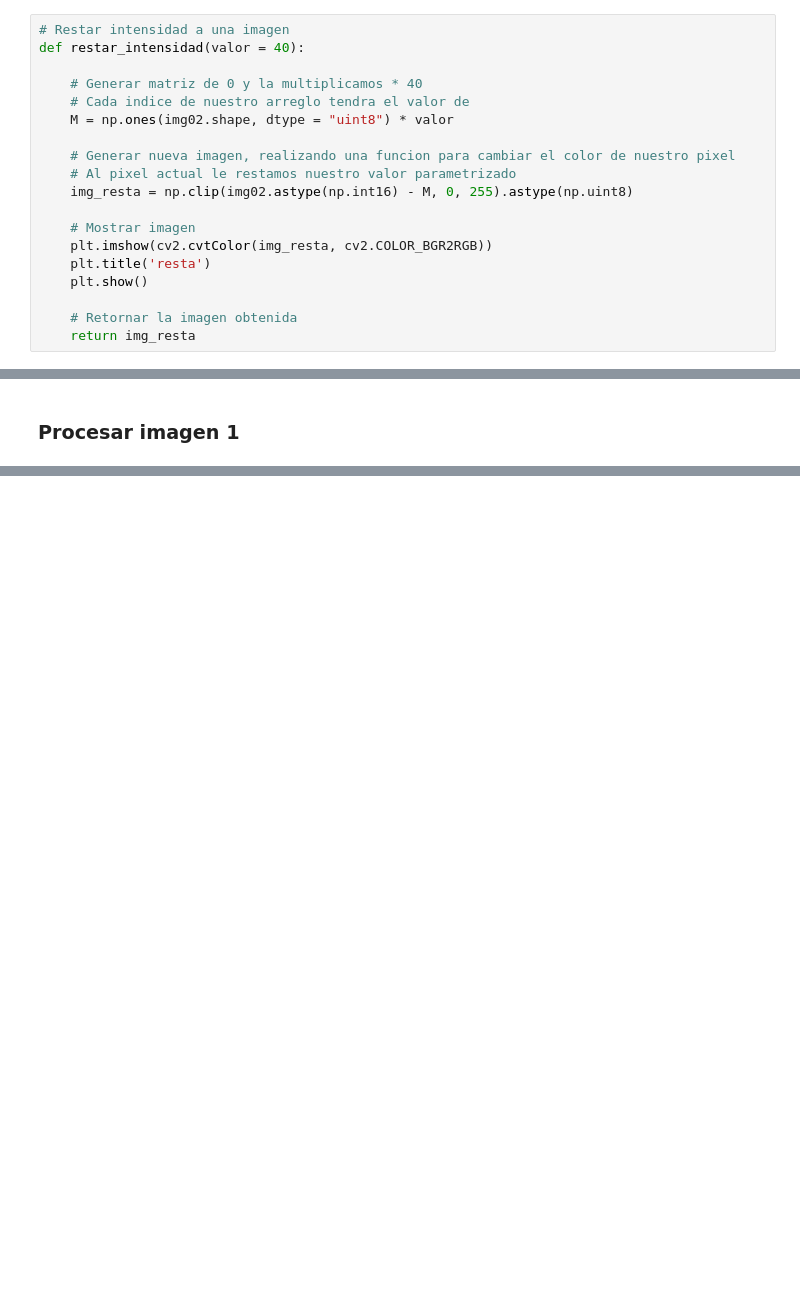
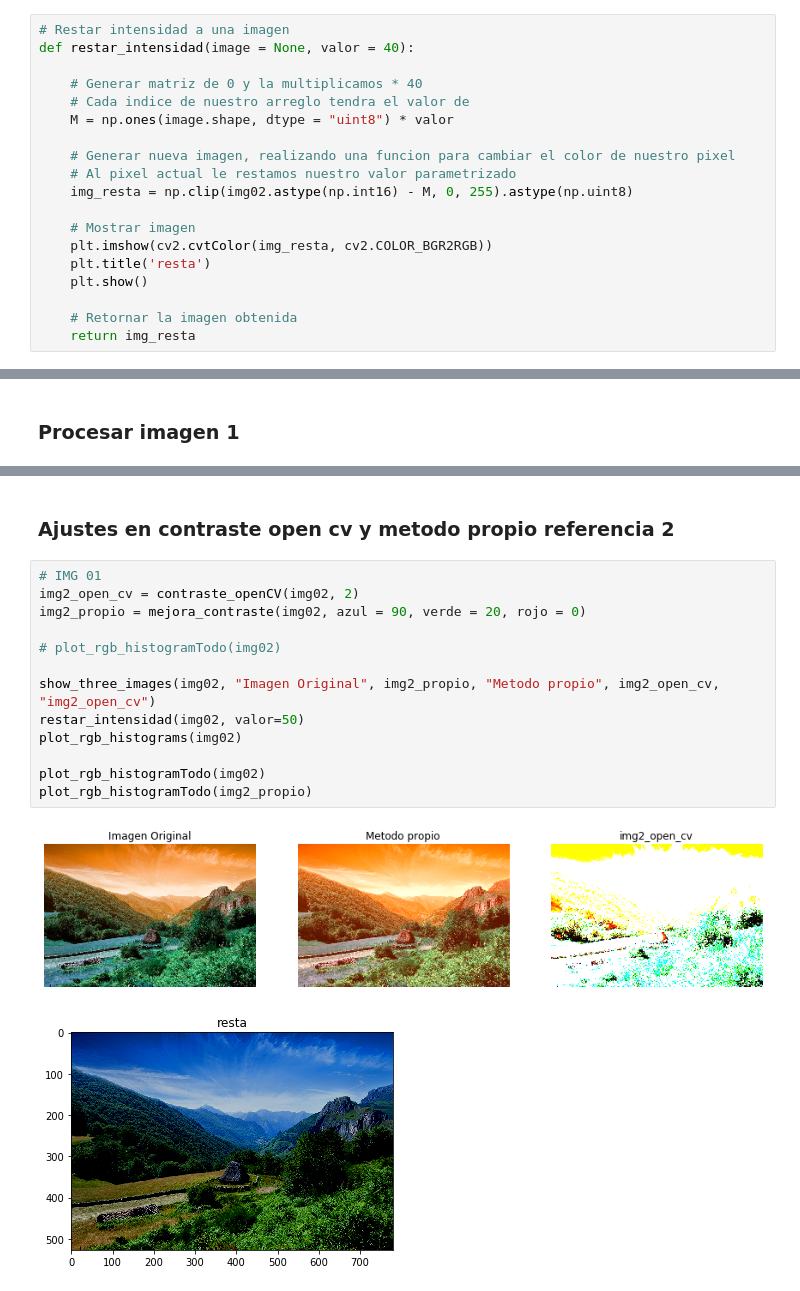
Before and after one commit to DenisFZelaya/Lab01-Computer-Vision, a Jupyter notebook: AjusteIntensidad.ipynb, the cells around one changed output, grey strips where cells are left out. Cells and saved outputs as stored; diff of their text form; blank space fills up the shorter version.

```diff
--- a/AjusteIntensidad.ipynb
+++ b/AjusteIntensidad.ipynb
@@ -142,11 +169,11 @@ def mejora_contraste(azul = 0, verde = 10, rojo = 0):
     return imagen_final
 # %%
 # Restar intensidad a una imagen
-def restar_intensidad(valor = 40):
+def restar_intensidad(image = None, valor = 40):
 
     # Generar matriz de 0 y la multiplicamos * 40
     # Cada indice de nuestro arreglo tendra el valor de
-    M = np.ones(img02.shape, dtype = "uint8") * valor
+    M = np.ones(image.shape, dtype = "uint8") * valor
 
     # Generar nueva imagen, realizando una funcion para cambiar el color de nuestro pixel
     # Al pixel actual le restamos nuestro valor parametrizado
@@ -377,0 +333,18 @@ show_images(images_list)
+# %% [markdown]
+### Ajustes en contraste open cv y metodo propio referencia 2
+# %%
+# IMG 01
+img2_open_cv = contraste_openCV(img02, 2)
+img2_propio = mejora_contraste(img02, azul = 90, verde = 20, rojo = 0)
+
+# plot_rgb_histogramTodo(img02)
+
+show_three_images(img02, "Imagen Original", img2_propio, "Metodo propio", img2_open_cv, "img2_open_cv")
+restar_intensidad(img02, valor=50)
+plot_rgb_histograms(img02)
+
+plot_rgb_histogramTodo(img02)
+plot_rgb_histogramTodo(img2_propio)
+# %% [output]
+[figure, added]
+[figure, added]
```
Also changed, not shown: parts of 28 cells of this notebook, 11 other files.
